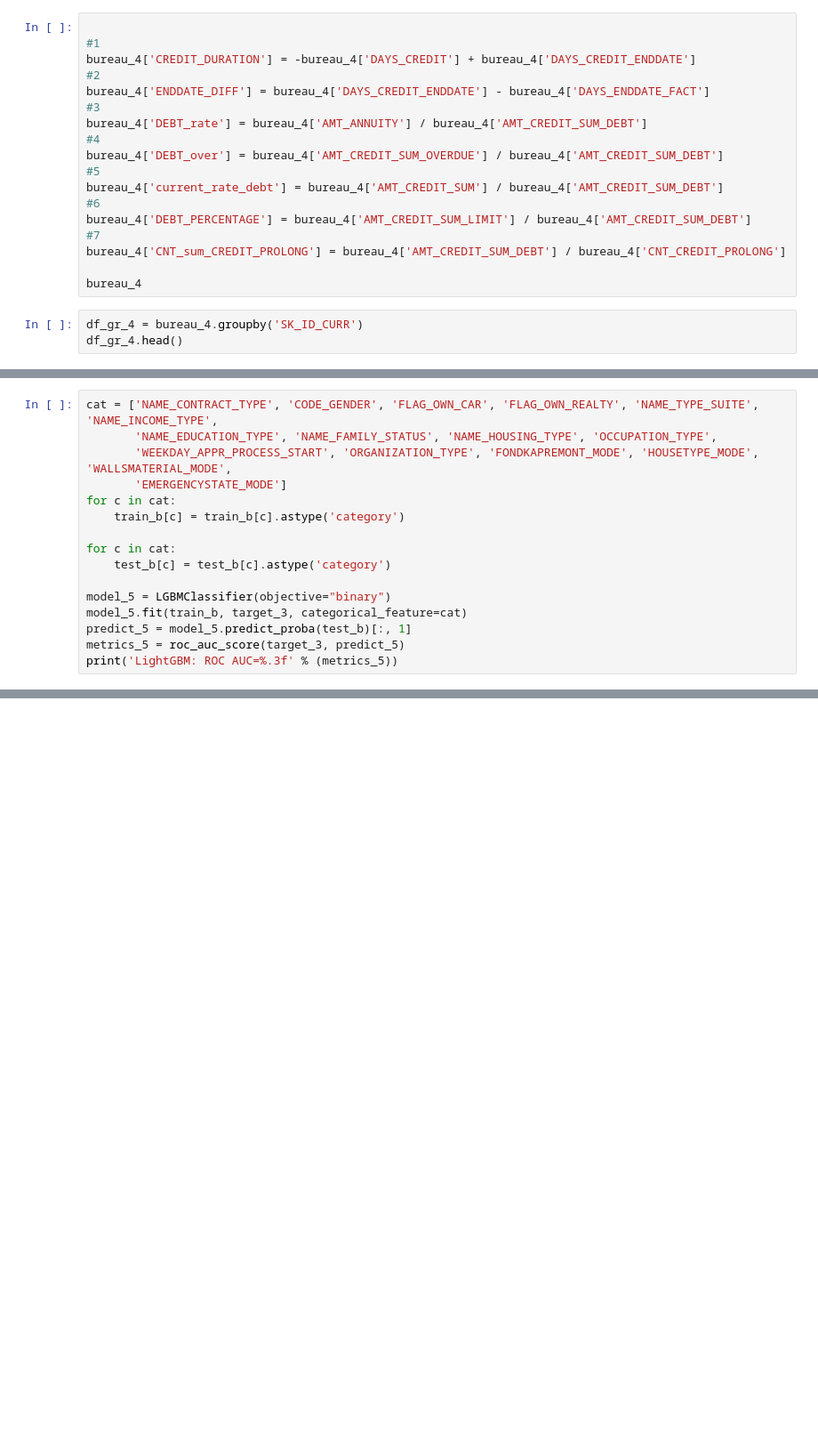
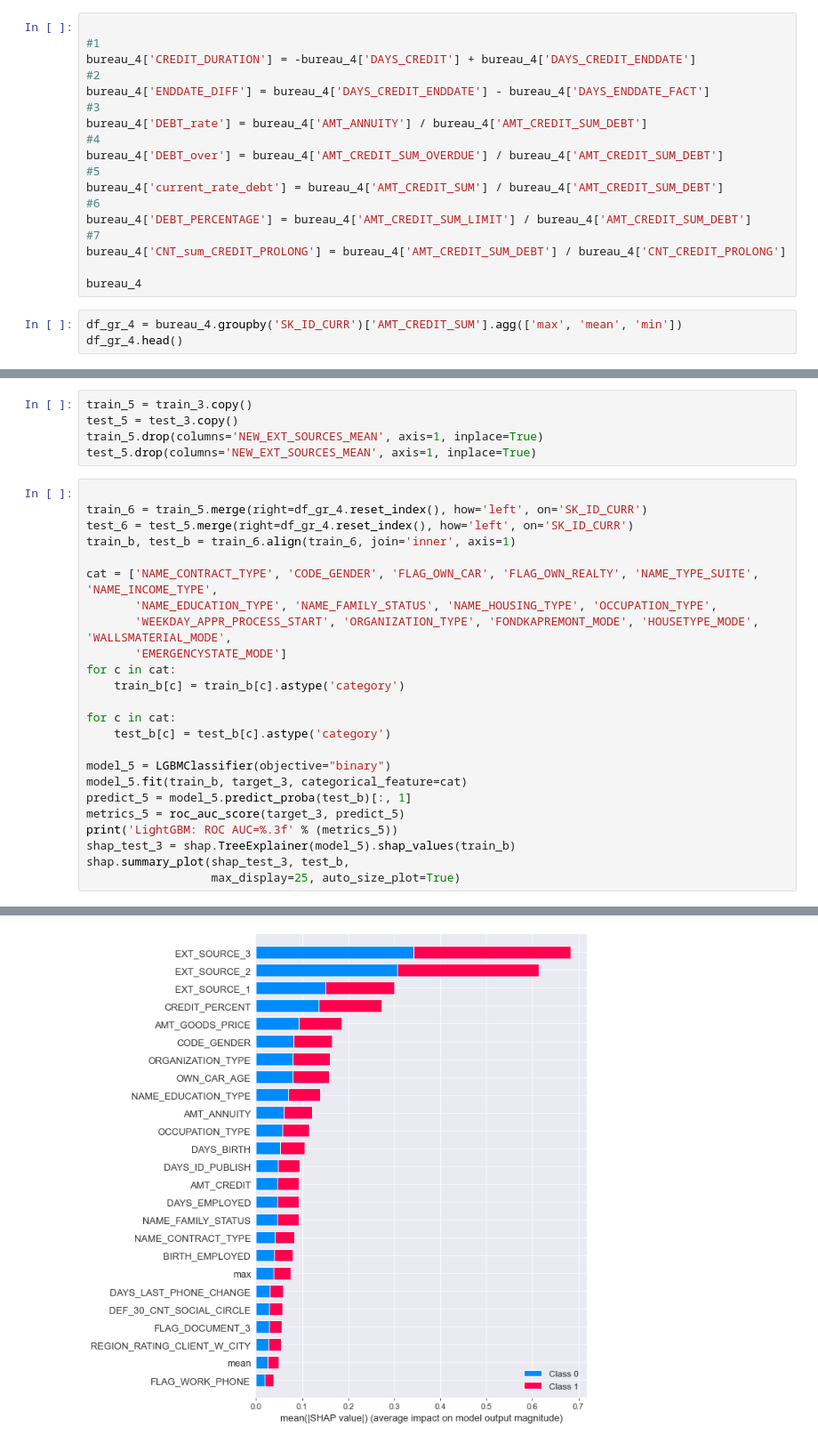
Before and after one commit to RuslanYusup/HCB, a Jupyter notebook: HCB.ipynb, the cells around one changed output, grey strips where cells are left out. Shown at 89% size. Saved outputs shown, nothing was run; the diff lists cells and outputs as text; blank space fills up the shorter version.

```diff
--- a/HCB.ipynb
+++ b/HCB.ipynb
@@ -456,5 +456,5 @@ bureau_4['CNT_sum_CREDIT_PROLONG'] = bureau_4['AMT_CREDIT_SUM_DEBT'] / bureau_4[
 
 bureau_4
 # %%
-df_gr_4 = bureau_4.groupby('SK_ID_CURR')
+df_gr_4 = bureau_4.groupby('SK_ID_CURR')['AMT_CREDIT_SUM'].agg(['max', 'mean', 'min'])
 df_gr_4.head()
@@ -465,4 +469,14 @@ train_b, test_b = train_5.align(train_5, join='inner', axis=1)
+# %%
+train_5 = train_3.copy()
+test_5 = test_3.copy()
+train_5.drop(columns='NEW_EXT_SOURCES_MEAN', axis=1, inplace=True)
+test_5.drop(columns='NEW_EXT_SOURCES_MEAN', axis=1, inplace=True)
 # %%
+
+train_6 = train_5.merge(right=df_gr_4.reset_index(), how='left', on='SK_ID_CURR')
+test_6 = test_5.merge(right=df_gr_4.reset_index(), how='left', on='SK_ID_CURR')
+train_b, test_b = train_6.align(train_6, join='inner', axis=1)
+
 cat = ['NAME_CONTRACT_TYPE', 'CODE_GENDER', 'FLAG_OWN_CAR', 'FLAG_OWN_REALTY', 'NAME_TYPE_SUITE', 'NAME_INCOME_TYPE',
        'NAME_EDUCATION_TYPE', 'NAME_FAMILY_STATUS', 'NAME_HOUSING_TYPE', 'OCCUPATION_TYPE',
        'WEEKDAY_APPR_PROCESS_START', 'ORGANIZATION_TYPE', 'FONDKAPREMONT_MODE', 'HOUSETYPE_MODE', 'WALLSMATERIAL_MODE',
@@ -478,3 +492,7 @@ model_5.fit(train_b, target_3, categorical_feature=cat)
 predict_5 = model_5.predict_proba(test_b)[:, 1]
 metrics_5 = roc_auc_score(target_3, predict_5)
 print('LightGBM: ROC AUC=%.3f' % (metrics_5))
+shap_test_3 = shap.TreeExplainer(model_5).shap_values(train_b)
+shap.summary_plot(shap_test_3, test_b,
+                  max_display=25, auto_size_plot=True)
+# %% [output]
@@ -480,0 +503 @@ print('LightGBM: ROC AUC=%.3f' % (metrics_5))
+[figure, added]
```
Also changed, not shown: parts of 3 cells of this notebook.
